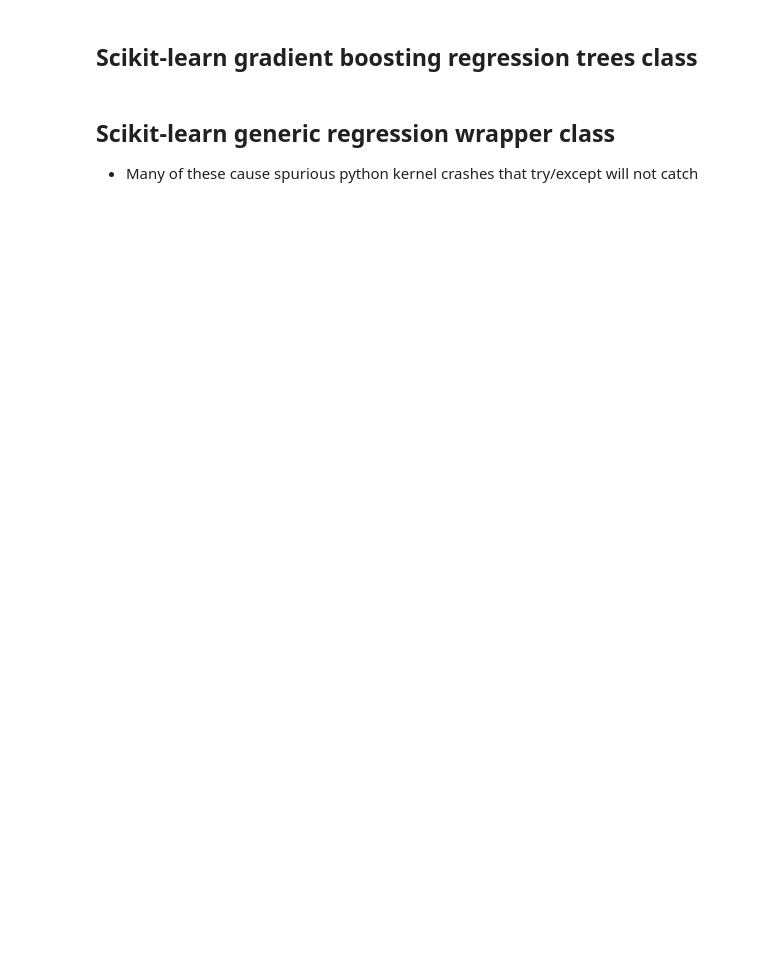
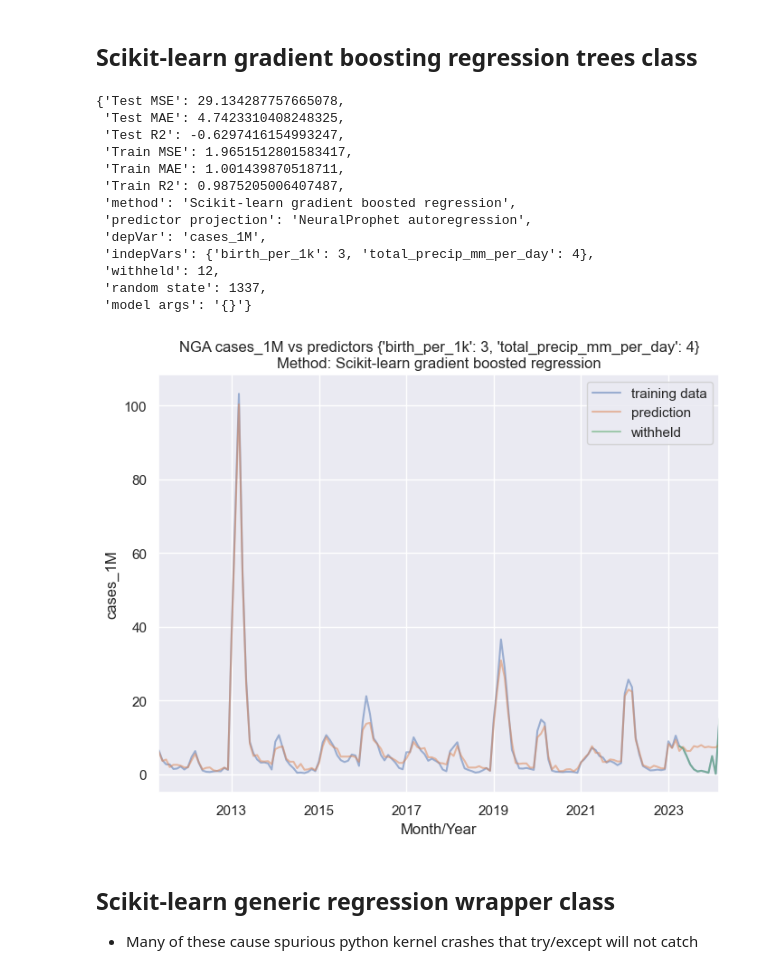
Before and after one commit to concentricbyginkgo/measles_forecasting, a Jupyter notebook: forecast_model/TTSEvalWithCode.ipynb, the cells around one changed output. Drawn from its saved outputs; the diff is of its cells as text; code cells hidden in the pictures; blank space fills up the shorter version.

```diff
--- a/forecast_model/TTSEvalWithCode.ipynb
+++ b/forecast_model/TTSEvalWithCode.ipynb
@@ -587,14 +656,30 @@ class sklGradientBoostingRegression:
         results.update(modelParams)
         return results
 # %%
-gbrRun = sklGradientBoostingRegression('Nigeria',
+gbrRun = sklGradientBoostingRegression('NGA',
                                        'cases_1M',
-                                       indepVars = {'total_precip_mm_per_day':3},
+                                       indepVars = {'total_precip_mm_per_day':4,
+                                                   'birth_per_1k':3},
                                        testSize = 12)
 
 gbrRun.train()
-#plotTTS(gbrRun)    # Not implemented yet for scikit-learn wrappers
+plotTTS(gbrRun)
 gbrRun.evaluate()
+# %% [output]
+{'Test MSE': 29.134287757665078,
+ 'Test MAE': 4.7423310408248325,
+ 'Test R2': -0.6297416154993247,
+ 'Train MSE': 1.9651512801583417,
+ 'Train MAE': 1.001439870518711,
+ 'Train R2': 0.9875205006407487,
+ 'method': 'Scikit-learn gradient boosted regression',
+ 'predictor projection': 'NeuralProphet autoregression',
+ 'depVar': 'cases_1M',
+ 'indepVars': {'birth_per_1k': 3, 'total_precip_mm_per_day': 4},
+ 'withheld': 12,
+ 'random state': 1337,
+ 'model args': '{}'}
+[figure, added]
 # %% [markdown]
 ## Scikit-learn generic regression wrapper class
 * Many of these cause spurious python kernel crashes that try/except will not catch
```
Also changed, not shown: parts of 20 cells of this notebook, 5 other files.
